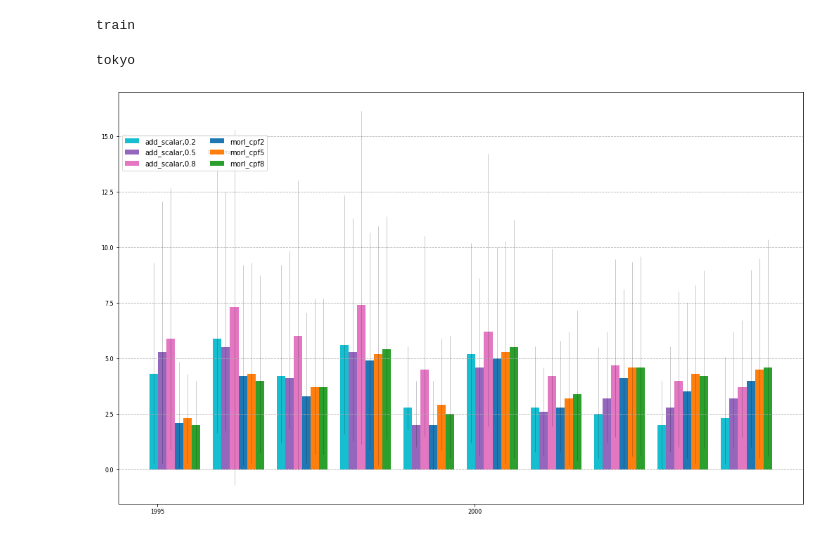
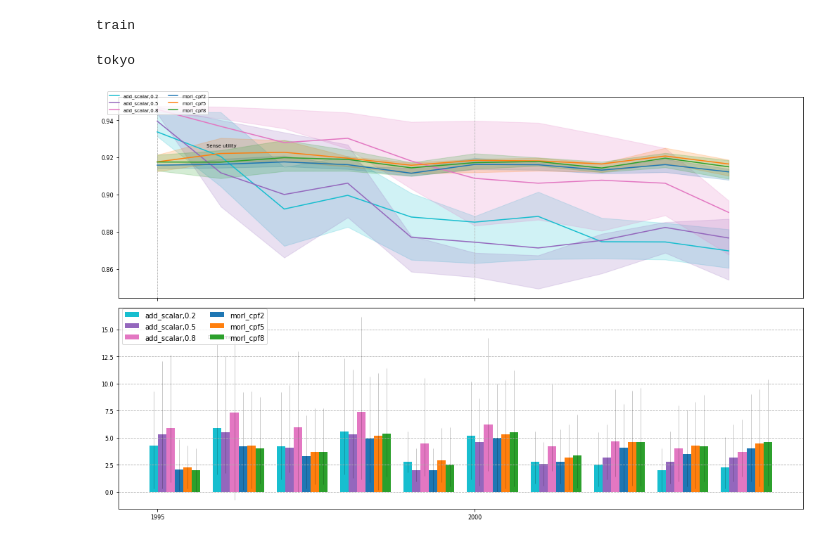
Before and after one commit to shaswot/eno_morl, a Jupyter notebook: x-morl-train.ipynb, the cells around one changed output. Drawn from its saved outputs; the diff is of its cells as text; code cells hidden in the pictures.

```diff
--- a/x-morl-train.ipynb
+++ b/x-morl-train.ipynb
@@ -90,6 +92,8 @@ experiment_label = {'csense_t24_random-base_g0.997-n0.7':'sense',
 
                     'cenp_t24_random-off_policy_g0.997-n0.7-random_pref-intrp4':'morl',
                     'cenp_t24_random-off_policy_diffg0.997-n0.7-random_pref-intrp4':'morl_dg',
+                    'cenp_t24_random-off_policy_diff2g0.997-n0.7-random_pref-intrp4':'morl_dg2',
+
 
                     'cenp_t24_random-off_policy_g0.997-n0.7-const_pref0.2-intrp4':'morl_cpf2',
                     'cenp_t24_random-off_policy_g0.997-n0.7-const_pref0.5-intrp4':'morl_cpf5',
@@ -115,6 +119,7 @@ experiment_color = {'csense_t24_random-base_g0.997-n0.7':'tab:red',
 
                     'cenp_t24_random-off_policy_g0.997-n0.7-random_pref-intrp4':'tab:blue',
                     'cenp_t24_random-off_policy_diffg0.997-n0.7-random_pref-intrp4':'tab:orange',
+                    'cenp_t24_random-off_policy_diff2g0.997-n0.7-random_pref-intrp4':'tab:green',
 
                     'cenp_t24_random-off_policy_g0.997-n0.7-const_pref0.2-intrp4':'tab:blue',
                     'cenp_t24_random-off_policy_g0.997-n0.7-const_pref0.5-intrp4':'tab:orange',
@@ -213,7 +218,7 @@ double_column_figure_width = 7
 fig_width = single_column_figure_width
 fig_height = fig_width / 1.618
 
-fig, axs = plt.subplots(nrows=1,
+fig, axs = plt.subplots(nrows=2,
                         ncols=1,
                         figsize=[fig_width,fig_height], # in inches
                         sharex=True)
@@ -228,70 +233,70 @@ plt.subplots_adjust(left=None, bottom=None, right=None, top=None, wspace=None, h
 # # hspace = 0.2   # the amount of height reserved for white space between subplots
 #######################################################################################
 
-# sense_reward_ax  = axs[0]
-# downtimes_ax = axs[1]
-downtimes_ax = axs
+sense_reward_ax  = axs[0]
+downtimes_ax = axs[1]
+# downtimes_ax = axs
 
 location = 'tokyo'
 print(location)
 
-# # avg_sense_reward
-# for experiment in experiment_list:
-#     min_data = [results[experiment]["minimum"][location][year]['avg_sense_reward'] for year in year_list]
-#     qt1_data = [results[experiment]["first_q"][location][year]['avg_sense_reward'] for year in year_list]
-#     avg_data = [results[experiment]["average"][location][year]['avg_sense_reward'] for year in year_list]
-#     qt3_data = [results[experiment]["third_q"][location][year]['avg_sense_reward'] for year in year_list]
-#     max_data = [results[experiment]["maximum"][location][year]['avg_sense_reward'] for year in year_list]
+# avg_sense_reward
+for experiment in experiment_list:
+    min_data = [results[experiment]["minimum"][location][year]['avg_sense_reward'] for year in year_list]
+    qt1_data = [results[experiment]["first_q"][location][year]['avg_sense_reward'] for year in year_list]
+    avg_data = [results[experiment]["average"][location][year]['avg_sense_reward'] for year in year_list]
+    qt3_data = [results[experiment]["third_q"][location][year]['avg_sense_reward'] for year in year_list]
+    max_data = [results[experiment]["maximum"][location][year]['avg_sense_reward'] for year in year_list]
 
 
-#     sense_reward_ax.fill_between(year_list, y1=qt1_data, y2=qt3_data,
-#                                  color=experiment_color[experiment],
-#                                  alpha=0.2)
-#     sense_reward_ax.plot(year_list, avg_data,
-#                          color=experiment_color[experiment],
-#                          label=experiment_label[experiment]
-#                         )
+    sense_reward_ax.fill_between(year_list, y1=qt1_data, y2=qt3_data,
+                                 color=experiment_color[experiment],
+                                 alpha=0.2)
+    sense_reward_ax.plot(year_list, avg_data,
+                         color=experiment_color[experiment],
+                         label=experiment_label[experiment]
+                        )
 
-# sense_reward_ax.text(0.15,0.75, 'Sense utility',
-#          size='x-small', ha="center",
-#          transform=sense_reward_ax.transAxes)
-# # sense_reward_ax.set_title('sense utility')
-# # sense_reward_ax.set_ylabel('sense utility')
-# sense_reward_ax.legend(loc="lower left",
-#                        ncol=2,
-#                        fontsize='x-small',
-#                        bbox_to_anchor=(-0.02,0.9,1,1))
-# sense_reward_ax.grid(which='major', axis='x', linestyle='--')
+sense_reward_ax.text(0.15,0.75, 'Sense utility',
+         size='x-small', ha="center",
+         transform=sense_reward_ax.transAxes)
+# sense_reward_ax.set_title('sense utility')
+# sense_reward_ax.set_ylabel('sense utility')
+sense_reward_ax.legend(loc="lower left",
+                       ncol=2,
+                       fontsize='x-small',
+                       bbox_to_anchor=(-0.02,0.9,1,1))
+sense_reward_ax.grid(which='major', axis='x', linestyle='--')
 
 # Downtimes
 for experiment in experiment_list:
     min_data = [results[experiment]["minimum"][location][year]['downtimes'] for year in year_list]
     qt1_data = [results[experiment]["first_q"][location][year]['downtimes'] for year in year_list]
     avg_data = [results[experiment]["average"][location][year]['downtimes'] for year in year_list]
     qt3_data = [results[experiment]["third_q"][location][year]['downtimes'] for year in year_list]
     max_data = [results[experiment]["maximum"][location][year]['downtimes'] for year in year_list]
 
     width = 0.8/len(experiment_list)  # the width of the bars
     xroot = np.array(year_list) # label locations
     xoffset = -0.8/2 + experiment_list.index(experiment)
     downtimes_ax.bar(xroot+xoffset*width, avg_data,width, yerr = [qt1_data,qt3_data],
                      color=experiment_color[experiment],
                      label=experiment_label[experiment],
                      error_kw=dict(ecolor='black', lw=1, capsize=0.5, capthick=width*0.5, alpha=0.2))
 
 downtimes_ax.set_xticks(year_list[::5])
 downtimes_ax.set_xticklabels(year_list[::5], rotation=0)
 
 downtimes_ax.text(0.15,0.85, 'Downtimes',
                  size='x-small', ha="center",
                  transform=downtimes_ax.transAxes)
 # downtimes_ax.set_title('downtimes')
 # downtimes_ax.set_ylabel('downtimes')
 downtimes_ax.legend(loc="lower left",
                    ncol=2,
                    bbox_to_anchor=(0,0.8,1,1))
 downtimes_ax.grid(which='major', axis='y', linestyle='--')
 # fig.savefig('./figures/morl-test.png', dpi=300, bbox_inches='tight', transparent=True)
 # %% [output]
 tokyo
-[figure, old version]
+[figure, new version]
```
Also changed, not shown: parts of 1 cell of this notebook, 11 other files.
